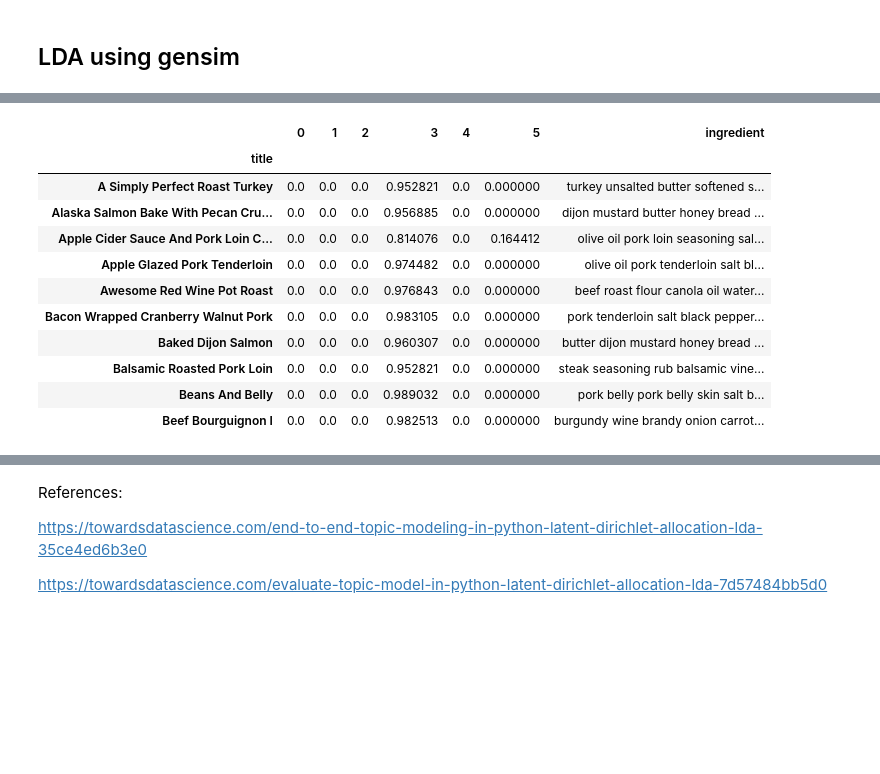
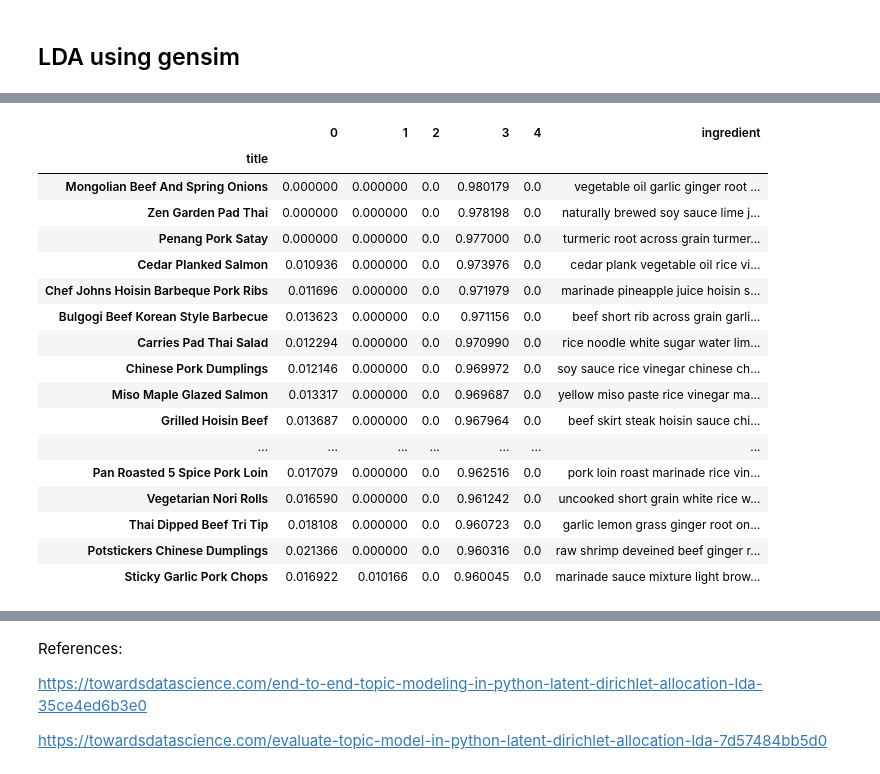
Before and after one commit to yangli53/happy_meals, a Jupyter notebook: LDA.ipynb, the cells around one changed output, grey strips where cells are left out. Cells and saved outputs as stored; diff of their text form; code cells hidden in the pictures; blank space fills up the shorter version.

```diff
--- a/LDA.ipynb
+++ b/LDA.ipynb
@@ -701,6 +509,11 @@ doc_lda = lda_model[corpus]
 # %%
-# calculate baseline Coherence score
-coherence_model_lda = CoherenceModel(model=lda_model, texts=data_bigrams, dictionary=id2word, coherence='c_v')
+# compute baseline Coherence score
+coherence_model_lda = CoherenceModel(model=lda_model, texts=data_words_bigrams,
+                                     dictionary=id2word, coherence='c_v')
 coherence_lda = coherence_model_lda.get_coherence()
 print('Coherence Score: ', np.round(coherence_lda, 2))
+
+# compute Perplexity: the lower the better
+perplexity = lda_model.log_perplexity(corpus)
+print('\nPerplexity: ', np.round(perplexity, 2))
 # %% [output]
@@ -719,7 +566,7 @@ def compute_coherence_values(corpus, dictionary, k, a, b):
                                            eta=b,
                                            per_word_topics=True)
 
-    coherence_model_lda = CoherenceModel(model=lda_model, texts=data_bigrams, dictionary=id2word, coherence='c_v')
+    coherence_model_lda = CoherenceModel(model=lda_model, texts=data_words_bigrams, dictionary=id2word, coherence='c_v')
 
     return coherence_model_lda.get_coherence()
 # %%
@@ -813,9 +668,9 @@ df_result_100[df_result_100.Topics == 6].sort_values('Coherence', ascending=Fals
 # %%
 lda_model_final = gensim.models.LdaMulticore(corpus=corpus,
                                              id2word=id2word,
-                                             num_topics=6,
+                                             num_topics=5,
                                              random_state=100,
                                              chunksize=100,
                                              passes=10,
-                                             alpha=0.1,
+                                             alpha='asymmetric',
                                              eta=1)
@@ -878,6 +734,6 @@ doc_lda = lda_model_final[corpus]
 # %%
 # create a df to show lda matrix
-lda_dict = {0: [], 1: [], 2: [], 3: [], 4: [], 5: []}
+lda_dict = {0: [], 1: [], 2: [], 3: [], 4: []}
 
 for _ in range(len(doc_lda)):
     lda_dict[0].append(0)
@@ -885,7 +741,6 @@ for _ in range(len(doc_lda)):
     lda_dict[2].append(0)
     lda_dict[3].append(0)
     lda_dict[4].append(0)
-    lda_dict[5].append(0)
 
 # create a df filled with 0
 lda_matrix = pd.DataFrame(lda_dict)
@@ -971,17 +844,23 @@ lda_matrix[lda_matrix[2] > 0.8][:10]
 # %%
-lda_matrix[lda_matrix[3] > 0.8][:10]
-# topic 3 looks like pork dishes
+lda_matrix.sort_values(by=3, ascending=False)[:20]
+# topic 3 looks like Asian cuisine
 # %% [output]
-|  | 0 | 1 | 2 | 3 | 4 | 5 | ingredient |
-| title |  |  |  |  |  |  |  |
-| A Simply Perfect Roast Turkey | 0.0 | 0.0 | 0.0 | 0.952821 | 0.0 | 0.000000 | turkey unsalted butter softened s... |
-| Alaska Salmon Bake With Pecan Cru... | 0.0 | 0.0 | 0.0 | 0.956885 | 0.0 | 0.000000 | dijon mustard butter honey bread ... |
-| Apple Cider Sauce And Pork Loin C... | 0.0 | 0.0 | 0.0 | 0.814076 | 0.0 | 0.164412 | olive oil pork loin seasoning sal... |
-| Apple Glazed Pork Tenderloin | 0.0 | 0.0 | 0.0 | 0.974482 | 0.0 | 0.000000 | olive oil pork tenderloin salt bl... |
-| Awesome Red Wine Pot Roast | 0.0 | 0.0 | 0.0 | 0.976843 | 0.0 | 0.000000 | beef roast flour canola oil water... |
-| Bacon Wrapped Cranberry Walnut Pork | 0.0 | 0.0 | 0.0 | 0.983105 | 0.0 | 0.000000 | pork tenderloin salt black pepper... |
-| Baked Dijon Salmon | 0.0 | 0.0 | 0.0 | 0.960307 | 0.0 | 0.000000 | butter dijon mustard honey bread ... |
-| Balsamic Roasted Pork Loin | 0.0 | 0.0 | 0.0 | 0.952821 | 0.0 | 0.000000 | steak seasoning rub balsamic vine... |
-| Beans And Belly | 0.0 | 0.0 | 0.0 | 0.989032 | 0.0 | 0.000000 | pork belly pork belly skin salt b... |
-| Beef Bourguignon I | 0.0 | 0.0 | 0.0 | 0.982513 | 0.0 | 0.000000 | burgundy wine brandy onion carrot... |
+|  | 0 | 1 | 2 | 3 | 4 | ingredient |
+| title |  |  |  |  |  |  |
+| Mongolian Beef And Spring Onions | 0.000000 | 0.000000 | 0.0 | 0.980179 | 0.0 | vegetable oil garlic ginger root ... |
+| Zen Garden Pad Thai | 0.000000 | 0.000000 | 0.0 | 0.978198 | 0.0 | naturally brewed soy sauce lime j... |
+| Penang Pork Satay | 0.000000 | 0.000000 | 0.0 | 0.977000 | 0.0 | turmeric root across grain turmer... |
+| Cedar Planked Salmon | 0.010936 | 0.000000 | 0.0 | 0.973976 | 0.0 | cedar plank vegetable oil rice vi... |
+| Chef Johns Hoisin Barbeque Pork Ribs | 0.011696 | 0.000000 | 0.0 | 0.971979 | 0.0 | marinade pineapple juice hoisin s... |
+| Bulgogi Beef Korean Style Barbecue | 0.013623 | 0.000000 | 0.0 | 0.971156 | 0.0 | beef short rib across grain garli... |
+| Carries Pad Thai Salad | 0.012294 | 0.000000 | 0.0 | 0.970990 | 0.0 | rice noodle white sugar water lim... |
+| Chinese Pork Dumplings | 0.012146 | 0.000000 | 0.0 | 0.969972 | 0.0 | soy sauce rice vinegar chinese ch... |
+| Miso Maple Glazed Salmon | 0.013317 | 0.000000 | 0.0 | 0.969687 | 0.0 | yellow miso paste rice vinegar ma... |
+| Grilled Hoisin Beef | 0.013687 | 0.000000 | 0.0 | 0.967964 | 0.0 | beef skirt steak hoisin sauce chi... |
+| ... | ... | ... | ... | ... | ... | ... |
+| Pan Roasted 5 Spice Pork Loin | 0.017079 | 0.000000 | 0.0 | 0.962516 | 0.0 | pork loin roast marinade rice vin... |
+| Vegetarian Nori Rolls | 0.016590 | 0.000000 | 0.0 | 0.961242 | 0.0 | uncooked short grain white rice w... |
+| Thai Dipped Beef Tri Tip | 0.018108 | 0.000000 | 0.0 | 0.960723 | 0.0 | garlic lemon grass ginger root on... |
+| Potstickers Chinese Dumplings | 0.021366 | 0.000000 | 0.0 | 0.960316 | 0.0 | raw shrimp deveined beef ginger r... |
+| Sticky Garlic Pork Chops | 0.016922 | 0.010166 | 0.0 | 0.960045 | 0.0 | marinade sauce mixture light brow... |
 # %%
```
Also changed, not shown: parts of 64 cells of this notebook, 25 other files.
